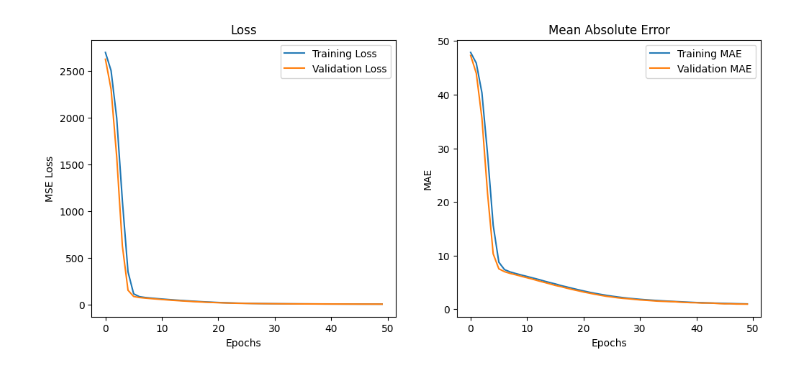
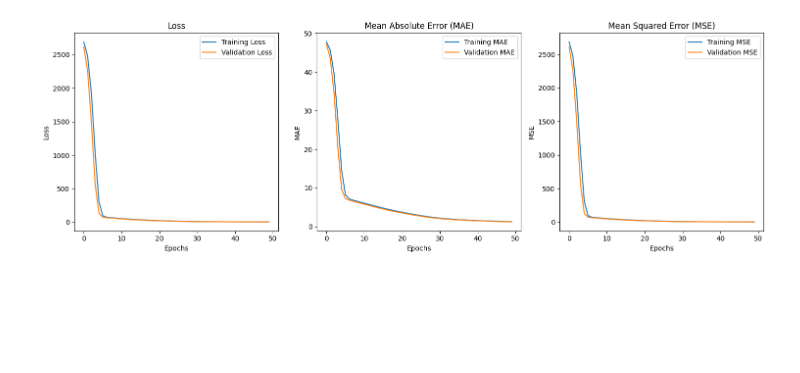
Before and after one commit to MuchBasroil/capstone-project-awair, a Jupyter notebook: ML/Linear Regression Pred AQI.ipynb, the cells around one changed output. Drawn from its saved outputs; the diff is of its cells as text; code cells hidden in the pictures; blank space fills up the shorter version.

```diff
--- a/ML/Linear Regression Pred AQI.ipynb
+++ b/ML/Linear Regression Pred AQI.ipynb
@@ -23,22 +38,24 @@ features_scaled = scaler.fit_transform(features)
 X_train, X_test, y_train, y_test = train_test_split(features_scaled, target, test_size=0.2, random_state=42)
 # %%
-# Bangun model neural network
 model = Sequential([
-    Dense(128, activation='relu', input_shape=(X_train.shape[1],), kernel_regularizer=l2(0.01)),
+    Input(shape=(X_train.shape[1],)),  # Ganti Dense pertama dengan Input
+    Dense(128, activation='relu', kernel_regularizer=l2(0.01)),
     Dense(64, activation='relu', kernel_regularizer=l2(0.01)),
     Dense(32, activation='relu', kernel_regularizer=l2(0.01)),
     Dense(1)
 ])
-
-# Compile model
-model.compile(optimizer=Adam(learning_rate=0.0001), loss='mse', metrics=['mae'])
+# %%
+model.compile(optimizer=Adam(learning_rate=0.0001), loss='mse', metrics=['mae', 'mse'])
+
+custom_callback = CustomStoppingCallback(target_loss=5, target_mae=5)
 # %%
-# Latih model
+# Latih model dengan callback
 history = model.fit(
     X_train, y_train,
-    epochs=50,
+    epochs=100,
     batch_size=32,
     validation_data=(X_test, y_test),
+    callbacks=[custom_callback],
     verbose=1
 )
 # %% [output]
@@ -71,28 +94,36 @@ Test Loss: 3.7046446800231934, Test MAE: 0.9527748823165894
 # %%
-# Visualisasi MSE dan MAE selama pelatihan
-plt.figure(figsize=(12, 5))
+import matplotlib.pyplot as plt
 
-# Plot Loss
-plt.subplot(1, 2, 1)
+plt.figure(figsize=(15, 5))
+
+plt.subplot(1, 3, 1)
 plt.plot(history.history['loss'], label='Training Loss')
 plt.plot(history.history['val_loss'], label='Validation Loss')
 plt.title('Loss')
 plt.xlabel('Epochs')
-plt.ylabel('MSE Loss')
+plt.ylabel('Loss')
 plt.legend()
 
-# Plot MAE
-plt.subplot(1, 2, 2)
+plt.subplot(1, 3, 2)
 plt.plot(history.history['mae'], label='Training MAE')
 plt.plot(history.history['val_mae'], label='Validation MAE')
-plt.title('Mean Absolute Error')
+plt.title('Mean Absolute Error (MAE)')
 plt.xlabel('Epochs')
 plt.ylabel('MAE')
 plt.legend()
 
+plt.subplot(1, 3, 3)
+plt.plot(history.history['mse'], label='Training MSE')
+plt.plot(history.history['val_mse'], label='Validation MSE')
+plt.title('Mean Squared Error (MSE)')
+plt.xlabel('Epochs')
+plt.ylabel('MSE')
+plt.legend()
+
+plt.tight_layout()
 plt.show()
 # %% [output]
-[figure, old version]
+[figure, new version]
 # %%
 # Prediksi AQI pada data uji
 y_pred = model.predict(X_test)
```
Also changed, not shown: parts of 10 cells of this notebook, 1 other file.
